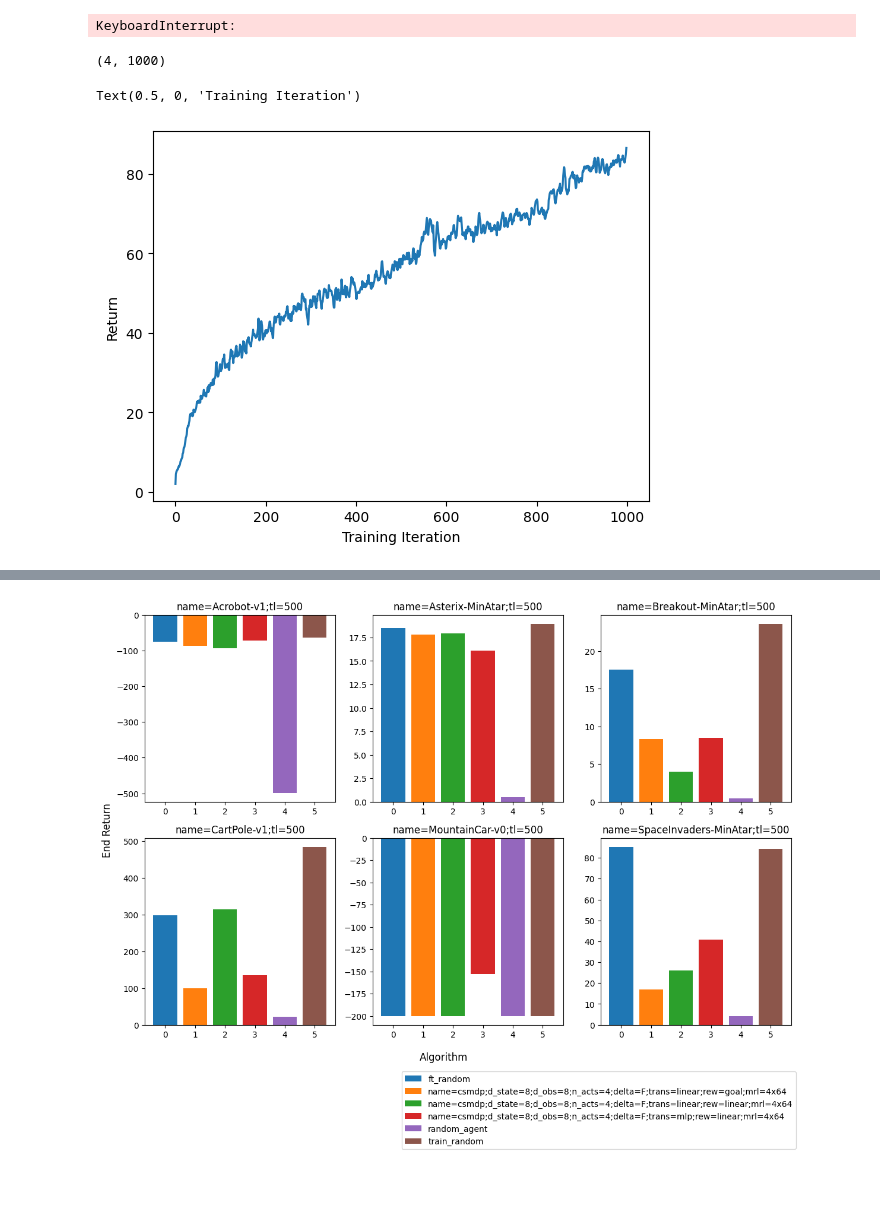
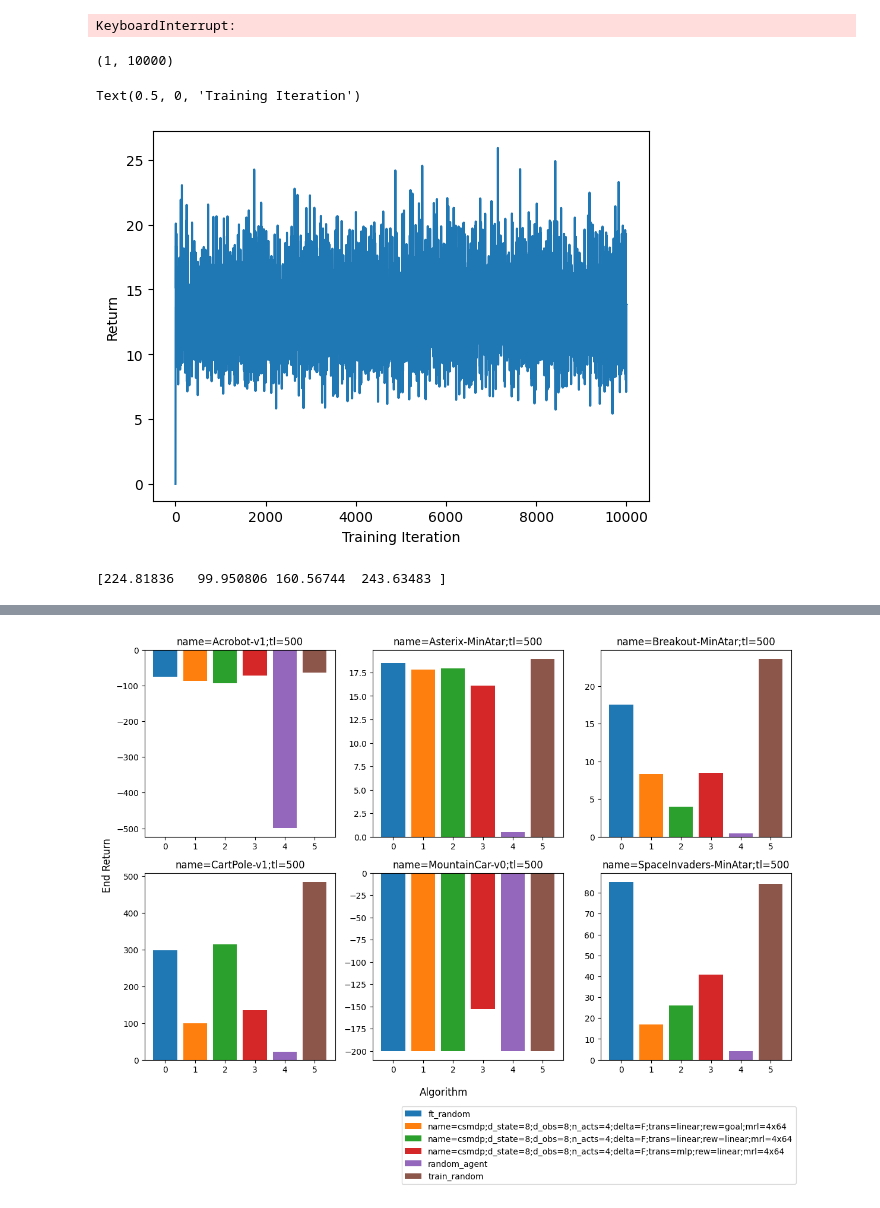
Before and after one commit to akarshkumar0101/synthetic-mdps, a Jupyter notebook: src/temp.ipynb, the cells around one changed output, grey strips where cells are left out. Drawn from its saved outputs; the diff is of its cells as text; code cells hidden in the pictures.

```diff
--- a/src/temp.ipynb
+++ b/src/temp.ipynb
@@ -71,19 +117,26 @@ mcolors.TABLEAU_COLORS
 # %%
 def viz_training(dir_exp):
     with open(f'{dir_exp}/rets.pkl', 'rb') as f:
         rets = pickle.load(f)
         rets = np.asarray(rets)
     print(rets.shape)
     plt.plot(rets.max(axis=0))
 
-viz_training('../data/exp_tbc/expert/name=SpaceInvaders-MinAtar;tl=500')
+# viz_training('../data/exp_01_17/expert/name=CartPole-v1;tl=256')
+viz_training('../data/exp_01_17/pretrain/name=csmdp;d_state=2;d_obs=4;n_acts=2;delta=T;trans=linear;rew=goal;mrl=4x64')
 
 plt.ylabel('Return')
 plt.xlabel('Training Iteration')
 # %% [output]
-(4, 1000)
+(1, 10000)
 Text(0.5, 0, 'Training Iteration')
-[figure, old version]
+[figure, new version]
+# %%
+with open('../data/exp_01_17/expert/name=CartPole-v1;tl=256/rets.pkl', 'rb') as f:
+    rets = pickle.load(f)
+    print(rets[:, -1])
+# %% [output]
+[224.81836   99.950806 160.56744  243.63483 ]
 # %%
 def viz_dir(dir_exp, bar_chart=True):
     plt.figure(figsize=(12, 8))
```
Also changed, not shown: parts of 30 cells of this notebook, 14 other files.
